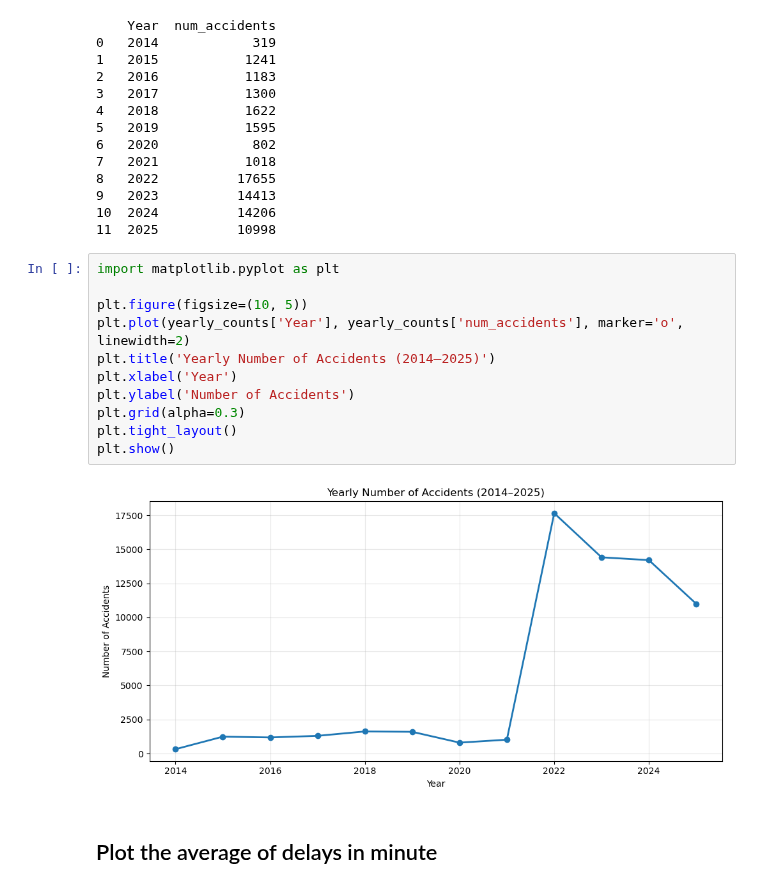
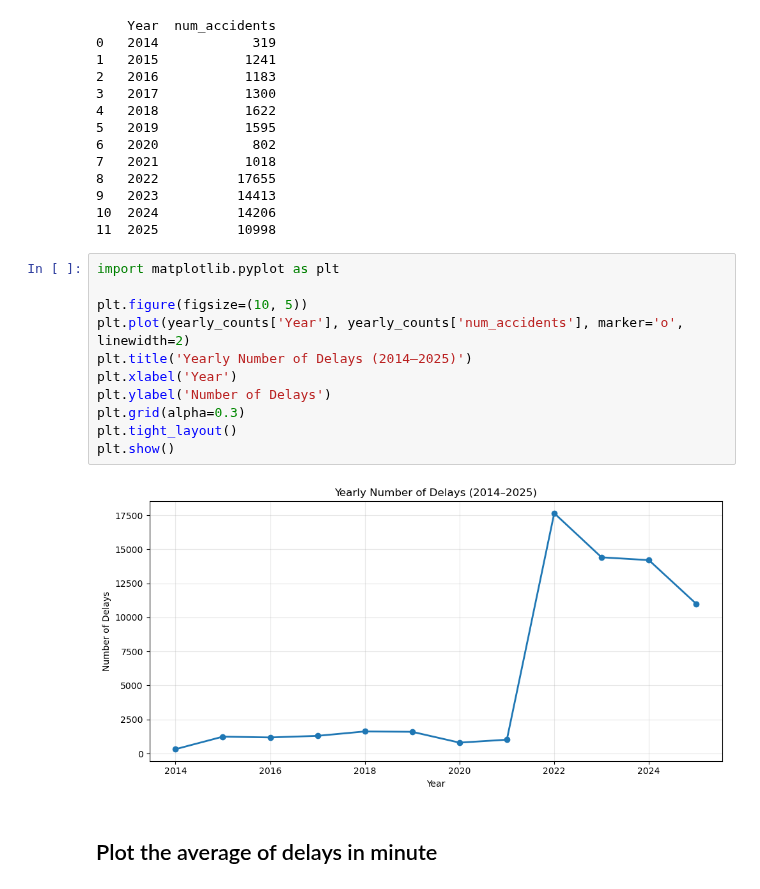
Before and after one commit to imdwipayana/Battlefield, a Jupyter notebook: Time_Series_Practice/TTC_Delays/TTC_Delays.ipynb, the cells around one changed output. Saved outputs shown, nothing was run; the diff lists cells and outputs as text.

```diff
--- a/Time_Series_Practice/TTC_Delays/TTC_Delays.ipynb
+++ b/Time_Series_Practice/TTC_Delays/TTC_Delays.ipynb
@@ -710,16 +710,16 @@ print(yearly_counts)
 # %%
 import matplotlib.pyplot as plt
 
 plt.figure(figsize=(10, 5))
 plt.plot(yearly_counts['Year'], yearly_counts['num_accidents'], marker='o', linewidth=2)
-plt.title('Yearly Number of Accidents (2014–2025)')
+plt.title('Yearly Number of Delays (2014–2025)')
 plt.xlabel('Year')
-plt.ylabel('Number of Accidents')
+plt.ylabel('Number of Delays')
 plt.grid(alpha=0.3)
 plt.tight_layout()
 plt.show()
 # %% [output]
-[figure, old version]
+[figure, new version]
 # %% [markdown]
 ## Plot the average of delays in minute
 # %%
```
